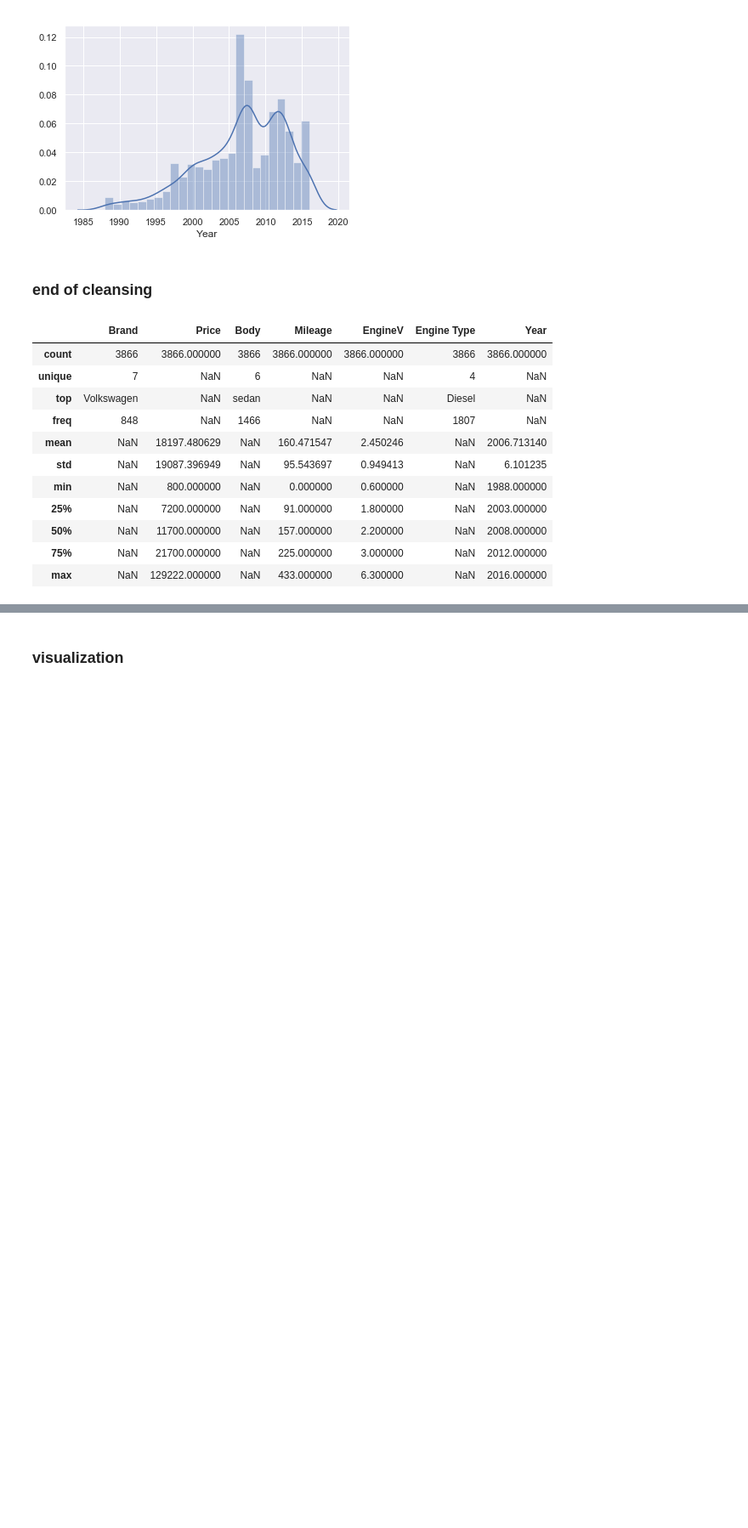
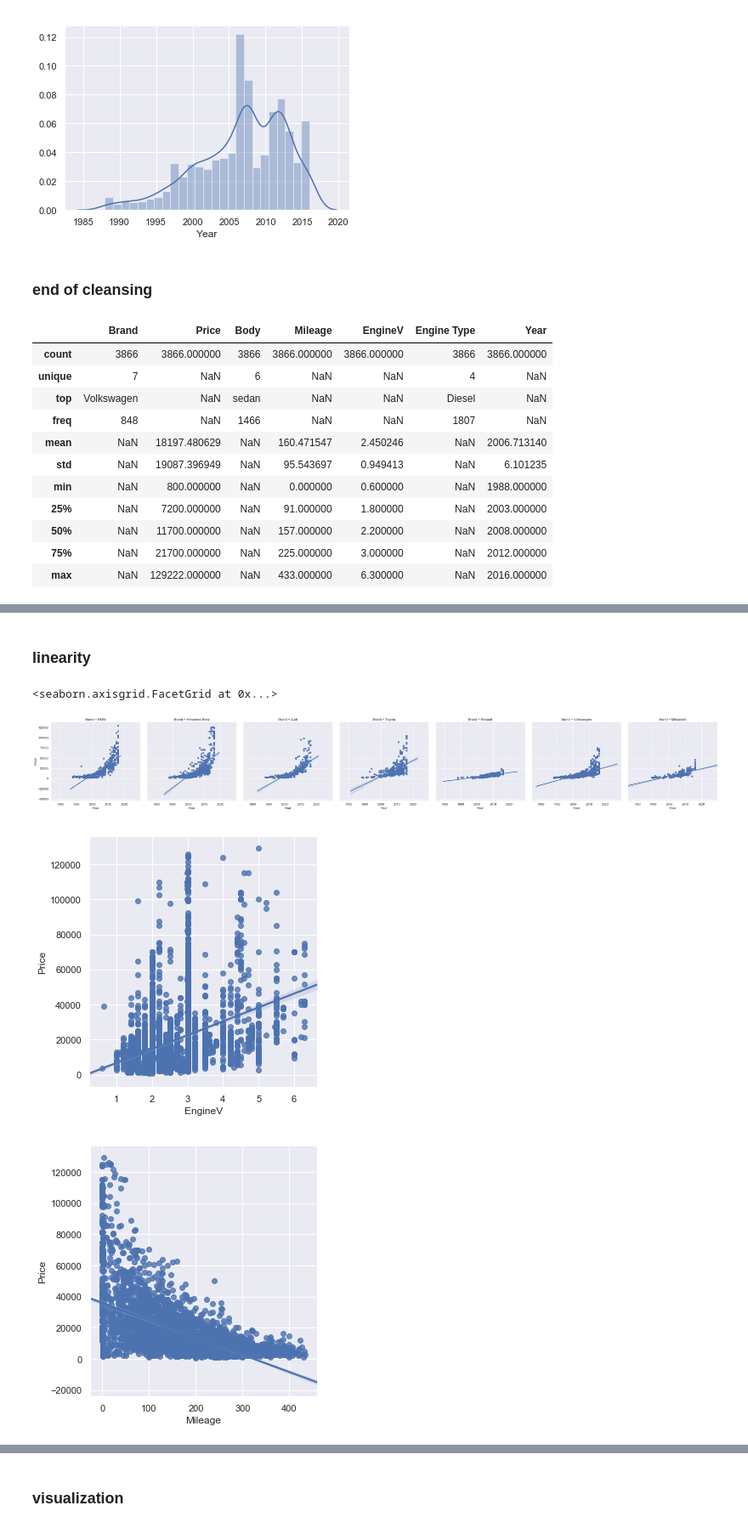
Before and after one commit to tansudasli/analytics-sandbox, a Jupyter notebook: car_sales_lineer_regression.ipynb, the cells around one changed output, grey strips where cells are left out. Shown at 85% size. Saved outputs shown, nothing was run; the diff lists cells and outputs as text; code cells hidden in the pictures; blank space fills up the shorter version.

```diff
--- a/car_sales_lineer_regression.ipynb
+++ b/car_sales_lineer_regression.ipynb
@@ -241 +239,13 @@ data_cleaned.describe(include='all')
+# %% [markdown]
+### linearity
+# %%
+# sns.regplot(x="SAT", y="GPA", data=data);
+sns.lmplot(x="Year", y="Price", col='Brand', data=data_cleaned)
+sns.lmplot(x="EngineV", y="Price", data=data_cleaned)
+sns.lmplot(x="Mileage", y="Price", data=data_cleaned)
+# %% [output]
+<seaborn.axisgrid.FacetGrid at 0x...>
+[figure, added]
+[figure, added]
+[figure, added]
 # %% [markdown]
```
Also changed, not shown: parts of 23 cells of this notebook.
